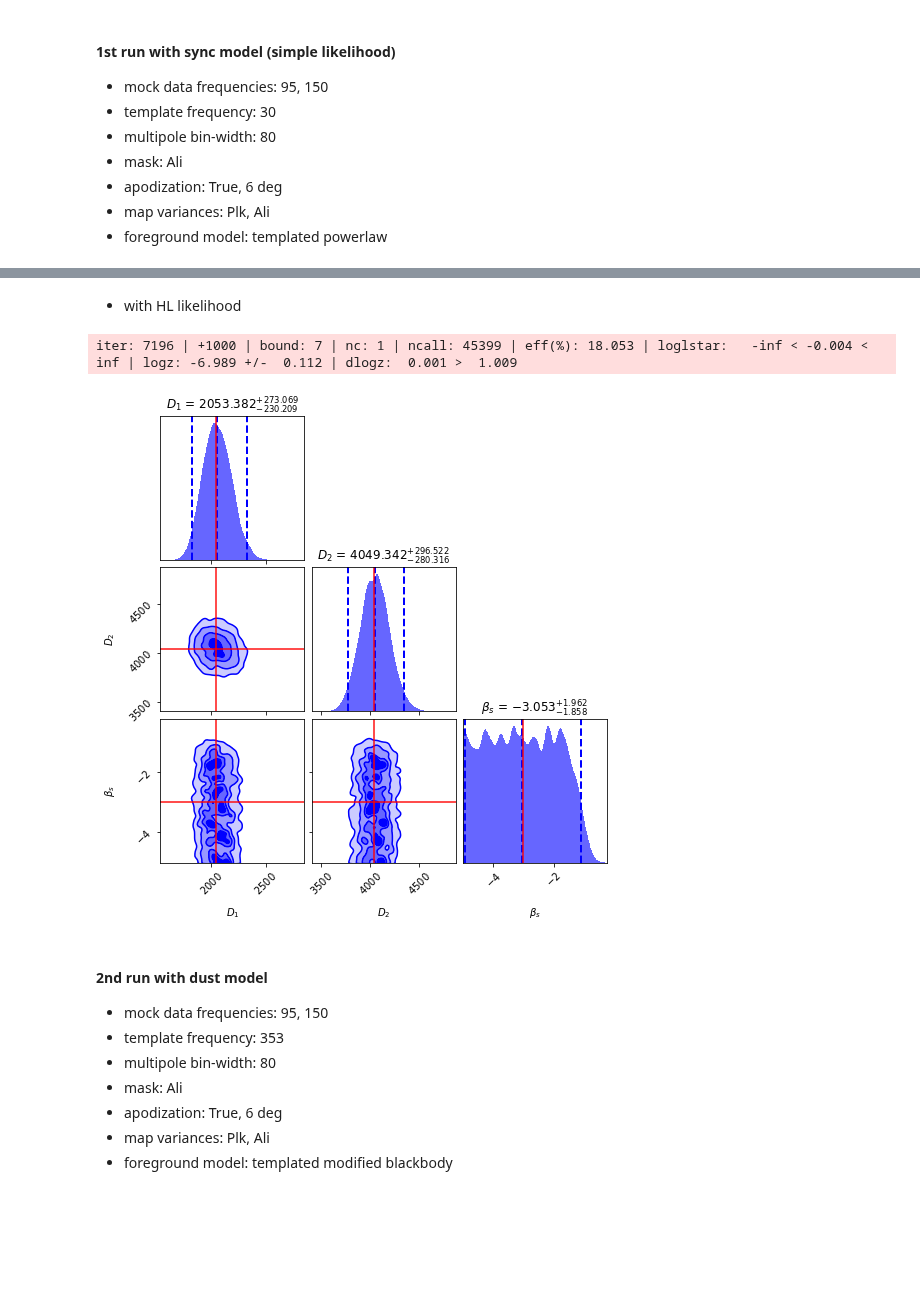
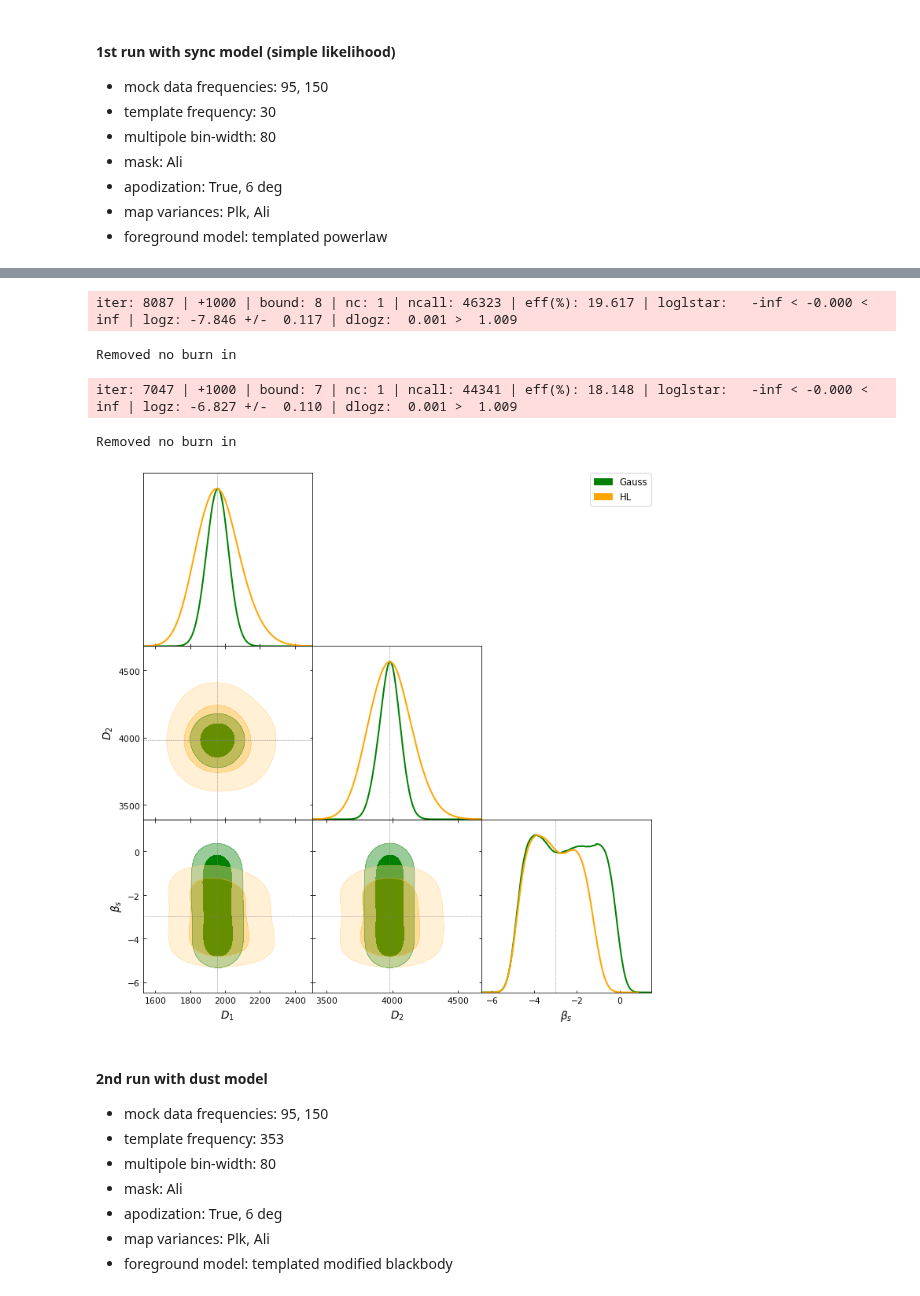
Before and after one commit to gioacchinowang/afra, a Jupyter notebook: tutorials/tutorial07.ipynb, the cells around one changed output, grey strips where cells are left out. Saved outputs shown, nothing was run; the diff lists cells and outputs as text; code cells hidden in the pictures; blank space fills up the shorter version.

```diff
--- a/tutorials/tutorial07.ipynb
+++ b/tutorials/tutorial07.ipynb
@@ -140,21 +124,34 @@ Wall time: 2min 28s
-# %% [markdown]
-- with HL likelihood
-# %%
-KWARGS = {'nlive':1000}
-
-pipeline.likelihood='hl'
-result = pipeline.analyse(mock_bp+pre_rslt[2],pre_rslt[1],pre_rslt[2],pre_rslt[3],kwargs=KWARGS)
-
-truths = list(auto_cmb_t[1]) + [-3.]
-labels = [r'$D_1$',r'$D_2$',r'$\beta_s$']
-
-fg, ax = dyplot.cornerplot(result, color='blue', truths=truths,
-                           labels=labels, use_math_text=True,
-                           truth_color='red', show_titles=True,title_fmt='.3f',
-                           max_n_ticks=3, quantiles=[0.025, 0.5, 0.975])
-# %% [output]
-iter: 7196 | +1000 | bound: 7 | nc: 1 | ncall: 45399 | eff(%): 18.053 | loglstar:   -inf < -0.004 <    inf | logz: -6.989 +/-  0.112 | dlogz:  0.001 >  1.009
-[figure, removed]
+# %%
+names = [r'$D_1$',r'$D_2$',r'$\beta_s$']
+truths = list(auto_cmb_t[1]) + [-3]
+KWARGS = {'nlive':1000}
+
+pipeline.background = b
+pipeline.foreground = s
+result = pipeline.analyse(mock_bp+pre_rslt[2],pre_rslt[1],pre_rslt[2],pre_rslt[3],kwargs=KWARGS)
+
+samples, weights = result.samples, np.exp(result.logwt - result.logz[-1])
+pipeline.likelihood='gauss'
+samples1 = MCSamples(samples=samples,weights=weights,names=names,label='Gauss')
+
+pipeline.likelihood='hl'
+result = pipeline.analyse(mock_bp+pre_rslt[2],pre_rslt[1],pre_rslt[2],pre_rslt[3],kwargs=KWARGS)
+
+samples, weights = result.samples, np.exp(result.logwt - result.logz[-1])
+samples2 = MCSamples(samples=samples,weights=weights,names=names,label='HL')
+
+g = plots.get_subplot_plotter(width_inch=10)
+g.settings.alpha_filled_add=0.4
+g.triangle_plot([samples1,samples2],markers=truths,
+                line_args=[{'lw':'2', 'color':'green'},{'lw':2, 'color':'orange'}],
+                contour_colors=['green','orange'],
+                filled=True, contour_lws=2)
+# %% [output]
+iter: 8087 | +1000 | bound: 8 | nc: 1 | ncall: 46323 | eff(%): 19.617 | loglstar:   -inf < -0.000 <    inf | logz: -7.846 +/-  0.117 | dlogz:  0.001 >  1.009
+Removed no burn in
+iter: 7047 | +1000 | bound: 7 | nc: 1 | ncall: 44341 | eff(%): 18.148 | loglstar:   -inf < -0.000 <    inf | logz: -6.827 +/-  0.110 | dlogz:  0.001 >  1.009
+Removed no burn in
+[figure, added]
 # %% [markdown]
 #### 2nd run with dust model
 
```
Also changed, not shown: parts of 10 cells of this notebook, 7 other files.
